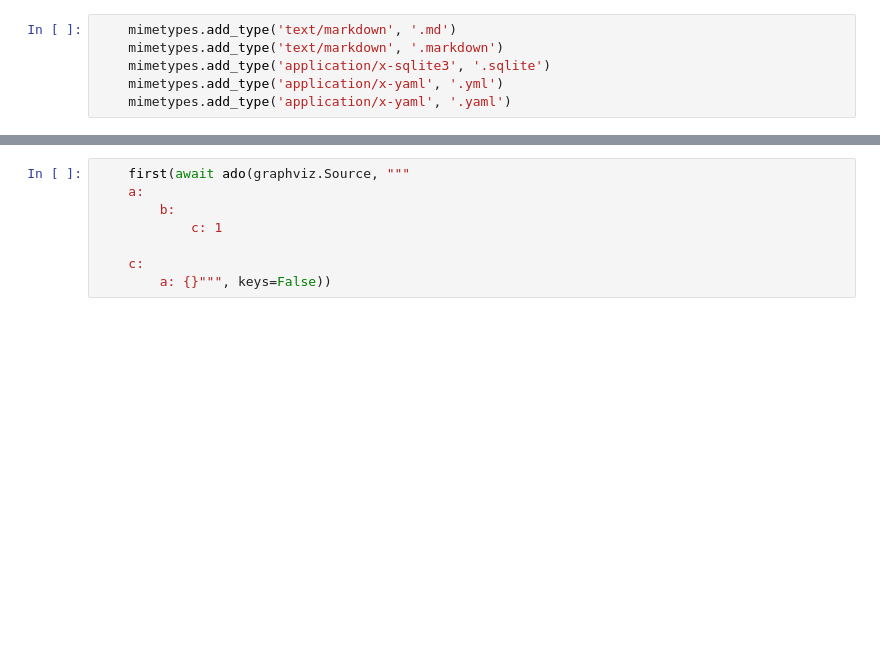
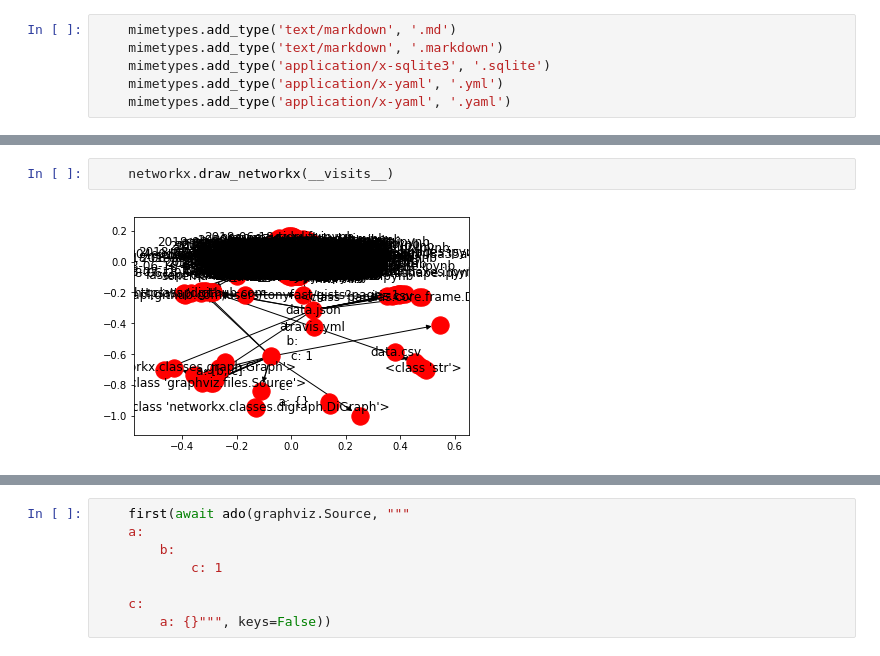
Before and after one commit to deathbeds/ado, a Jupyter notebook: ado.ipynb, the cells around one changed output, grey strips where cells are left out. Saved outputs shown, nothing was run; the diff lists cells and outputs as text; blank space fills up the shorter version.

```diff
--- a/ado.ipynb
+++ b/ado.ipynb
@@ -198,0 +262,4 @@
+# %%
+    networkx.draw_networkx(__visits__)
+# %% [output]
+[figure, added]
```
Also changed, not shown: parts of 46 cells of this notebook.
